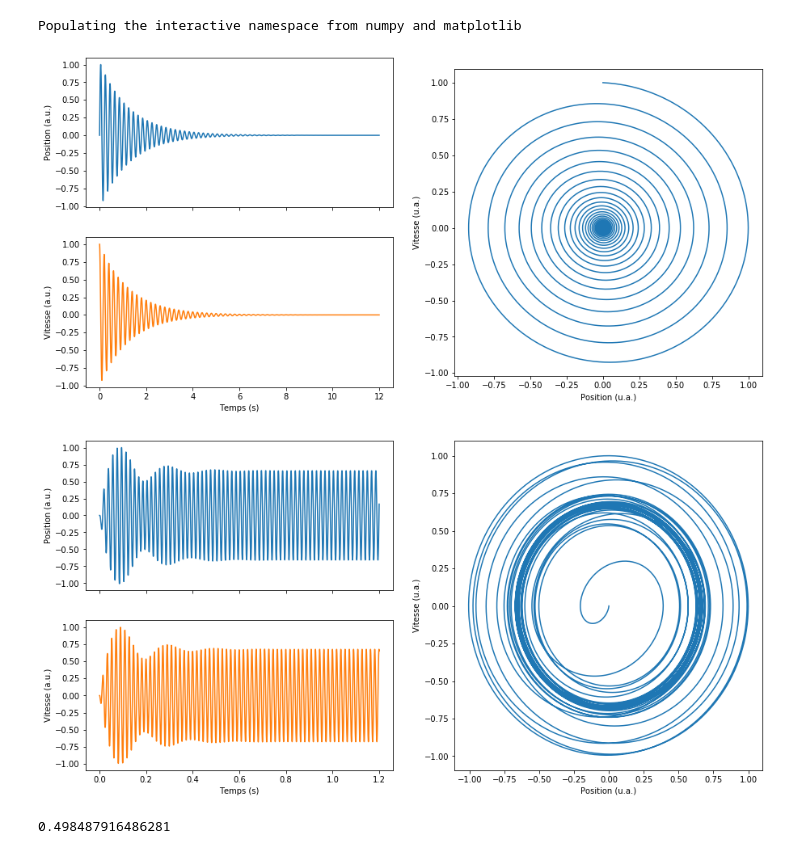
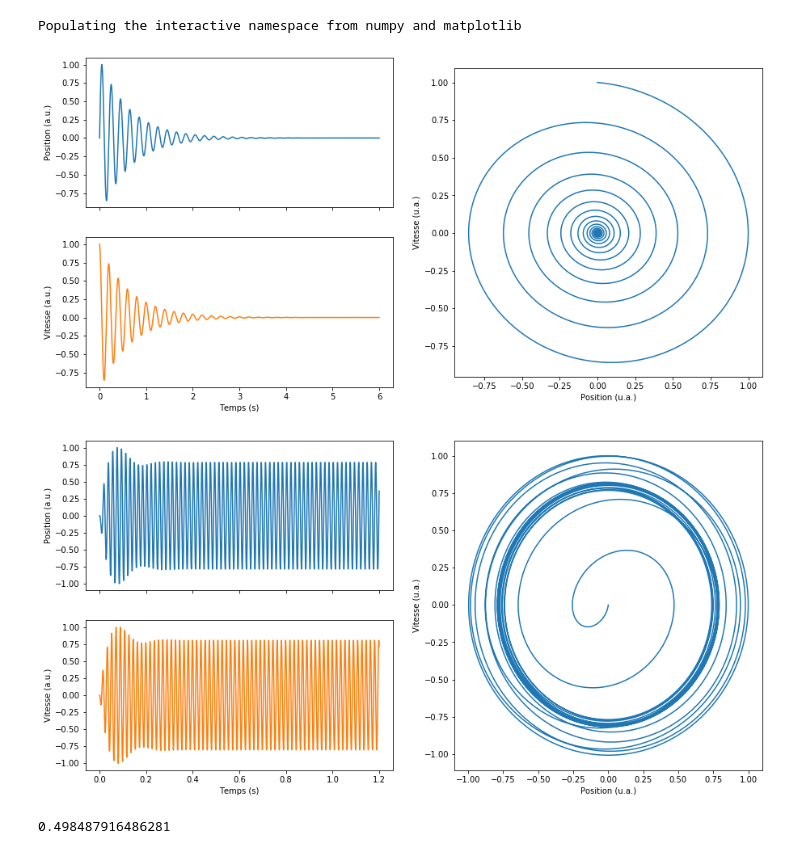
Before and after one commit to remimetzdorff/agregation, a Jupyter notebook: MEPD/MEPD_simulation.ipynb, the cells around one changed output. Saved outputs shown, nothing was run; the diff lists cells and outputs as text; code cells hidden in the pictures.

```diff
--- a/MEPD/MEPD_simulation.ipynb
+++ b/MEPD/MEPD_simulation.ipynb
@@ -84,13 +84,13 @@ def plot_excitation(fp=1, fe=1, Q=100):
 # %% [output]
 Populating the interactive namespace from numpy and matplotlib
 # %%
-plot_regime_libre(fp=5, Q=20)
+plot_regime_libre(fp=5, Q=10)
 # %% [output]
-[figure, old version]
+[figure, new version]
 # %%
-plot_excitation(fp=50, fe=55, Q=20)
+plot_excitation(fp=50, fe=55, Q=10)
 # %% [output]
-[figure, old version]
+[figure, new version]
 # %%
 l = 1
 g = 9.81
```
Also changed, not shown: 2 other files.
